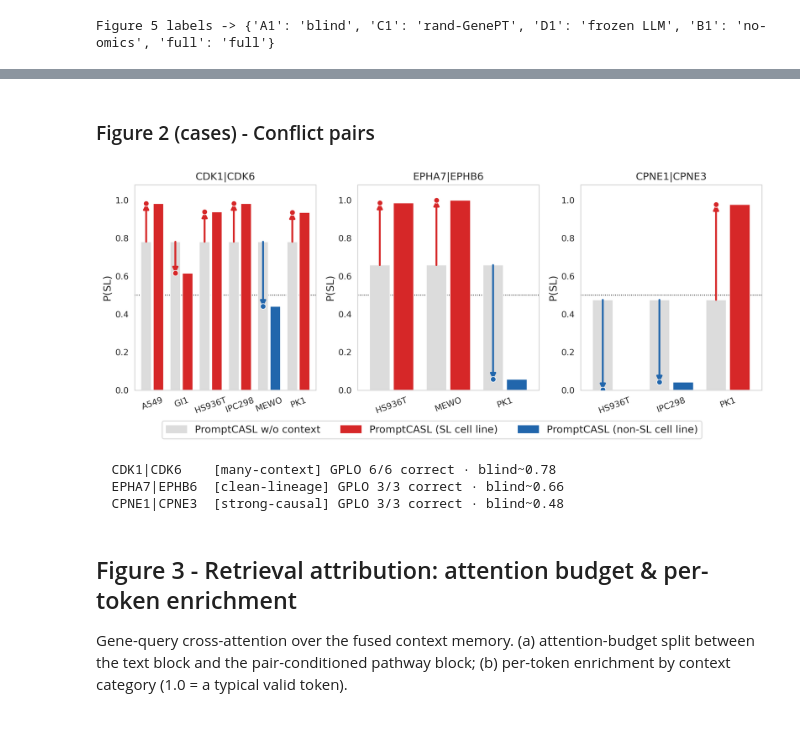
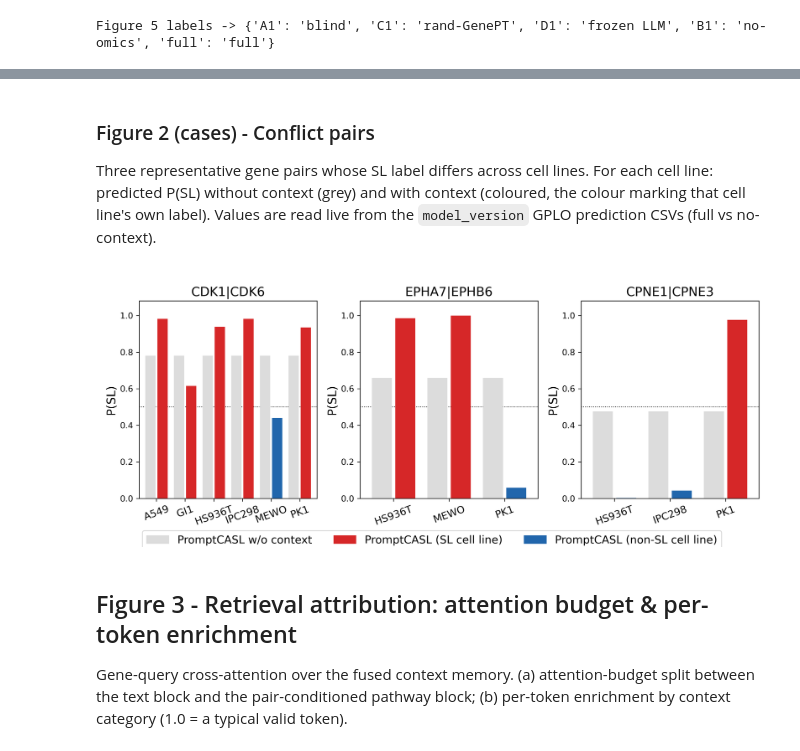
Before and after one commit to JieZheng-ShanghaiTech/PromptCASL, a Jupyter notebook: ana/6cl-results_figures.ipynb, the cells around one changed output, grey strips where cells are left out. Saved outputs shown, nothing was run; the diff lists cells and outputs as text; code cells hidden in the pictures.

```diff
--- a/ana/6cl-results_figures.ipynb
+++ b/ana/6cl-results_figures.ipynb
@@ -231,70 +203,64 @@ Route A (GPLO, n=581):
 # %% [markdown]
 ### Figure 2 (cases) - Conflict pairs
+
+Three representative gene pairs whose SL label differs across cell lines. For each cell line: predicted P(SL) without context (grey) and with context (coloured, the colour marking that cell line's own label). Values are read live from the `model_version` GPLO prediction CSVs (full vs no-context).
 # %%
+# Figure 2 (cases) - conflict pairs across cell lines (GPLO).
+#   Three representative label-discordant gene pairs. Per cell line: light-grey bar = without
+#   context (blind A1); coloured bar = full model (+context), the colour marking that cell line's
+#   own label (red = SL, blue = non-SL). Live from the model_version prediction CSVs.
+#   (DGAT2/FYN dropped: too saturated / no causal-PPE effect.)
 import os, sys, numpy as np, pandas as pd, matplotlib.pyplot as plt, matplotlib.patches as mpatches
 sys.path.insert(0, os.path.join(BASE, 'ana')); import model_version as MV
 _pk = lambda g: '|'.join(sorted(str(g).split('|')))
 def _ld(p):
     d = pd.read_csv(p); d['pk'] = d.gene_pair.map(_pk); return d
-FULLf = _ld(MV.PRED_GPLO); BLINDf = _ld(MV.PRED_BLIND_GPLO)   # GPLO full (+context) vs no-context (A1 blind)
+FULLf, BLINDf = _ld(MV.PRED_GPLO), _ld(MV.PRED_BLIND_GPLO)   # full (+context) vs no-context (A1)
 def pcl(df, pk): return df[df.pk == pk].groupby('cell_line').agg(prob=('prob', 'mean'), label=('label', 'first'))
 def blindv(df, pk): return df[df.pk == pk].groupby('cell_line').prob.mean()
-LN = {'A549': 'lung', 'PK1': 'panc', 'IPC298': 'mel', 'MEWO': 'mel', 'GI1': 'GBM', 'HS936T': 'mel'}
 
 # 3 representative cases (one per type)
-CLEAN = {
- 'CDK1|CDK6':   ('cyclin-dependent kinases',         'many-context'),
- 'EPHA7|EPHB6': ('Eph receptors (mel-SL vs panc)',   'clean-lineage'),
- 'CPNE1|CPNE3': ('copines (Ca2+ membrane proteins)', 'strong-causal'),
-}
+CLEAN = {'CDK1|CDK6':   ('cyclin-dependent kinases',         'many-context'),
+         'EPHA7|EPHB6': ('Eph receptors (mel-SL vs panc)',   'clean-lineage'),
+         'CPNE1|CPNE3': ('copines (Ca2+ membrane proteins)', 'strong-causal')}
 pairs = list(CLEAN)
-SHOW_FAMILY = False   # switch: family-name subtitle on (True) / off (False)
+SHOW_FAMILY = False           # family-name subtitle on (True) / off (False)
 
-BAR_W, PAIR_GAP, CTX_STEP = 0.36, 0.06, 1.00
-PANEL_W, PANEL_H = 3.7, 4.6
-ARROW_LW, ARROW_HEAD, DOT_MS = 2.2, 13, 6.5
+# ═════════════════════════ EDIT HERE — fonts, sizes, spacing ═════════════════════════
+FS = dict(title=15, ylabel=14, xtick=12, legend=13)    # panel title / y label / cell lines / legend
+PANEL_W, PANEL_H = 3.7, 4.6                            # size of ONE panel (x3 for the figure)
+BAR_W, PAIR_GAP  = .36, .06                            # bar width / gap between the two bars
+# ═════════════════════════════════════════════════════════════════════════════════════
+
 GREY, SLc, NSc = '#dcdcdc', '#d62728', '#2166ac'
 off = (BAR_W + PAIR_GAP) / 2.0
 
-fig, axes = plt.subplots(1, len(pairs), figsize=(PANEL_W * len(pairs), PANEL_H),dpi=300)
-axes = np.atleast_1d(axes).ravel()
-for ax, pk in zip(axes, pairs):
-    f = pcl(FULLf, pk); b = blindv(BLINDf, pk); cls = list(f.index)
-    for i, c in enumerate(cls):
-        x = i * CTX_STEP
-        bl = float(b.get(c, np.nan)); fu = float(f.loc[c, 'prob'])
+fig, axes = plt.subplots(1, len(pairs), figsize=(PANEL_W * len(pairs), PANEL_H), dpi=300)
+for ax, pk in zip(np.atleast_1d(axes).ravel(), pairs):
+    f, b = pcl(FULLf, pk), blindv(BLINDf, pk)
+    for i, c in enumerate(f.index):
         col = SLc if int(f.loc[c, 'label']) == 1 else NSc
-        ax.bar(x - off, bl, BAR_W, color=GREY, zorder=2)                  # light grey = no-context
-        ax.bar(x + off, fu, BAR_W, color=col, zorder=2)                   # coloured = full (+context)
-        ax.annotate('', xy=(x - off, fu), xytext=(x - off, bl),
-                    arrowprops=dict(arrowstyle='-|>', color=col, lw=ARROW_LW,
-                                    mutation_scale=ARROW_HEAD, shrinkA=0, shrinkB=0), zorder=5)
-        ax.plot([x - off], [fu], 'o', color=col, ms=DOT_MS, mec='white', mew=0.8, zorder=6)
+        ax.bar(i - off, float(b.get(c, np.nan)), BAR_W, color=GREY, zorder=2)       # w/o context
+        ax.bar(i + off, float(f.loc[c, 'prob']), BAR_W, color=col, zorder=2)        # + context
+    ax.axhline(.5, color='k', ls=':', lw=.9, zorder=1)
+    ax.set_xticks(range(len(f)))
+    ax.set_xticklabels(f.index, fontsize=FS['xtick'], rotation=20)
+    ax.set_xlim(-.6, len(f) - .4); ax.set_ylim(0, 1.08)
+    ax.set_ylabel('P(SL)', fontsize=FS['ylabel'])
     ax.grid(False)
-    ax.axhline(0.5, color='k', ls=':', lw=.9, zorder=1)
-    ax.set_xticks([i * CTX_STEP for i in range(len(cls))])
-    ax.set_xticklabels(cls, fontsize=10,rotation=20)
-    ax.set_ylim(0, 1.08); ax.set_xlim(-0.6 * CTX_STEP, (len(cls) - 1) * CTX_STEP + 0.6 * CTX_STEP)
-    ax.set_ylabel('P(SL)', fontsize=12)
-    nc = int((((f.label == 1) & (f.prob > .5)) | ((f.label == 0) & (f.prob < .5))).sum())
-    fam, grp = CLEAN[pk]
-    ax.set_title(f"{pk}\n{fam}" if SHOW_FAMILY else f"{pk}", fontsize=12) # fontweight='bold'
+    ax.set_title(f"{pk}\n{CLEAN[pk][0]}" if SHOW_FAMILY else pk, fontsize=FS['title'])
 fig.legend(handles=[mpatches.Patch(color=GREY, label='PromptCASL w/o context'),
                     mpatches.Patch(color=SLc, label='PromptCASL (SL cell line)'),
                     mpatches.Patch(color=NSc, label='PromptCASL (non-SL cell line)')],
-           loc='lower center', ncol=3, fontsize=12, bbox_to_anchor=(0.5, -0.03))
-#              'left grey bar = no-context blind; right coloured bar = +context; '
-plt.tight_layout(rect=[0, 0.04, 1, 0.97]); plt.show()
+           loc='lower center', ncol=3, fontsize=FS['legend'], bbox_to_anchor=(.5, -.03))
+plt.tight_layout(rect=[0, .04, 1, .97]); plt.show()
 
-for pk in pairs:
-    f = pcl(FULLf, pk); b = blindv(BLINDf, pk); fam, grp = CLEAN[pk]
+for pk in pairs:                                   # console check: per-pair accuracy + blind mean
+    f, b = pcl(FULLf, pk), blindv(BLINDf, pk)
     nc = int((((f.label == 1) & (f.prob > .5)) | ((f.label == 0) & (f.prob < .5))).sum())
-    print(f"  {pk:12s} [{grp:12s}] GPLO {nc}/{len(f)} correct · blind~{b.mean():.2f}")
+    print(f"  {pk:12s} [{CLEAN[pk][1]:12s}] GPLO {nc}/{len(f)} correct · blind~{b.mean():.2f}")
 # %% [output]
-[figure, old version]
+[figure, new version]
-  CDK1|CDK6    [many-context] GPLO 6/6 correct · blind~0.78
-  EPHA7|EPHB6  [clean-lineage] GPLO 3/3 correct · blind~0.66
-  CPNE1|CPNE3  [strong-causal] GPLO 3/3 correct · blind~0.48
 # %% [markdown]
 ## Figure 3 - Retrieval attribution: attention budget & per-token enrichment
 
```
Also changed, not shown: parts of 5 cells of this notebook, 2 other files.
